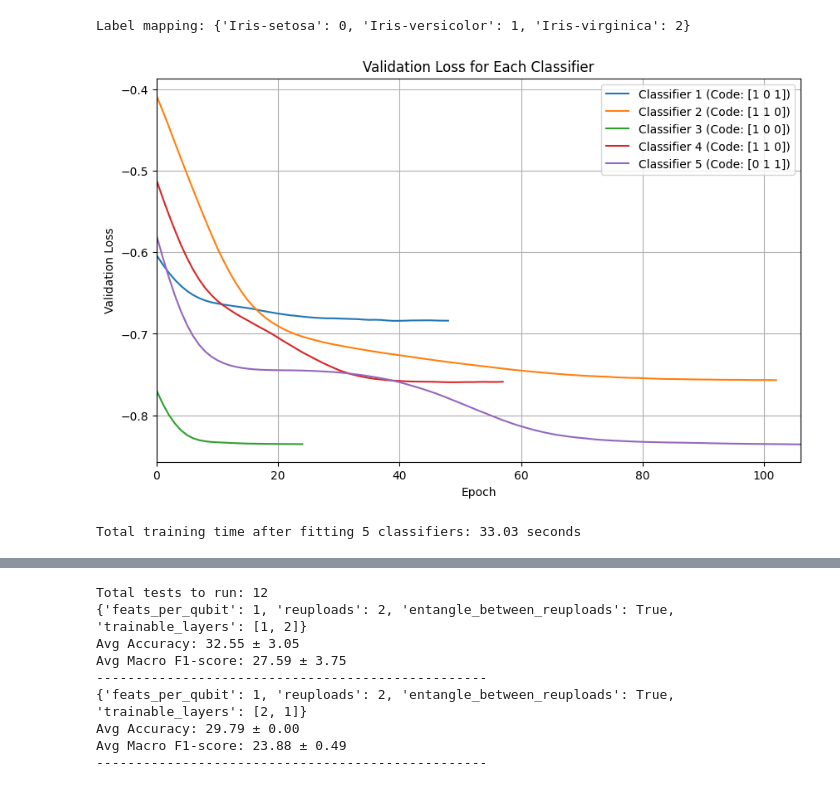
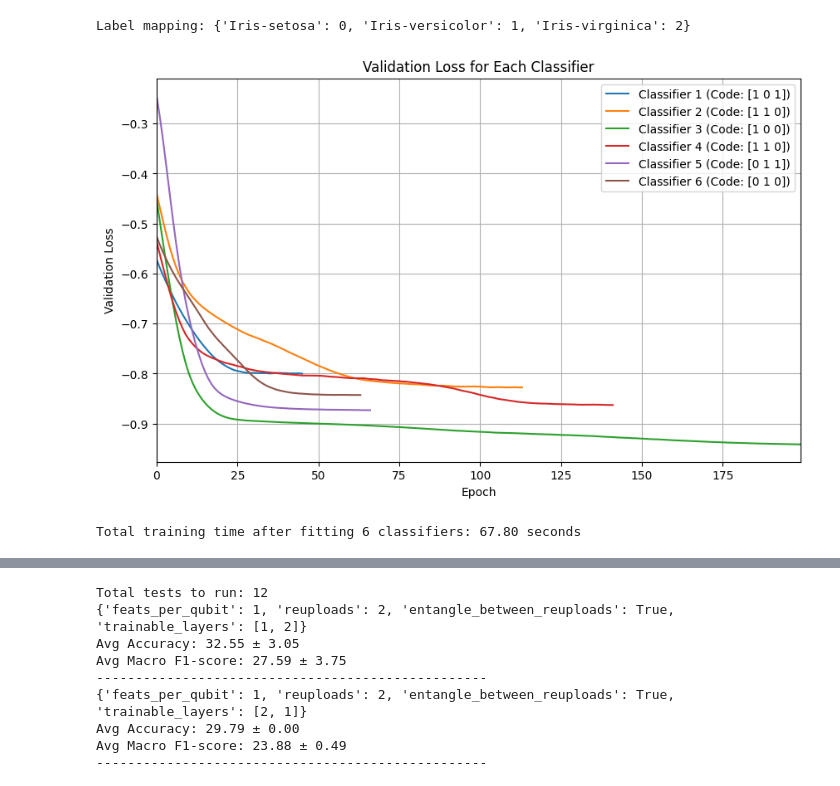
Before and after one commit to EdwardM222/QML-RP, a Jupyter notebook: thesis.ipynb, the cells around one changed output, grey strips where cells are left out. Drawn from its saved outputs; the diff is of its cells as text; code cells hidden in the pictures.

```diff
--- a/thesis.ipynb
+++ b/thesis.ipynb
@@ -585,12 +309,11 @@ X_test_scaled = scaler.transform(X_test)
 # %% [output]
 Label mapping: {'Iris-setosa': 0, 'Iris-versicolor': 1, 'Iris-virginica': 2}
 # %%
-circuits = [qml.qnn.TorchLayer(circuit, weight_shapes=weight_shapes) for _ in range(5)]
-ens = QuECOC(circuits=circuits, n_classes=len(label_names))
-ens.fit(X_train_scaled, y_train, X_test_scaled, y_test, epochs=200)
+ens = QuECOC().to(DEVICE)
+ens.fit(X_train_scaled, y_train, X_test_scaled, y_test, epochs=200, plot=True, verbose=True)
 # %% [output]
-[figure, old version]
+[figure, new version]
-Total training time after fitting 5 classifiers: 33.03 seconds
+Total training time after fitting 6 classifiers: 67.80 seconds
 # %%
 train_score = ens.score(X_train_scaled, y_train)
 
```
Also changed, not shown: parts of 13 cells of this notebook, 1 other file.
